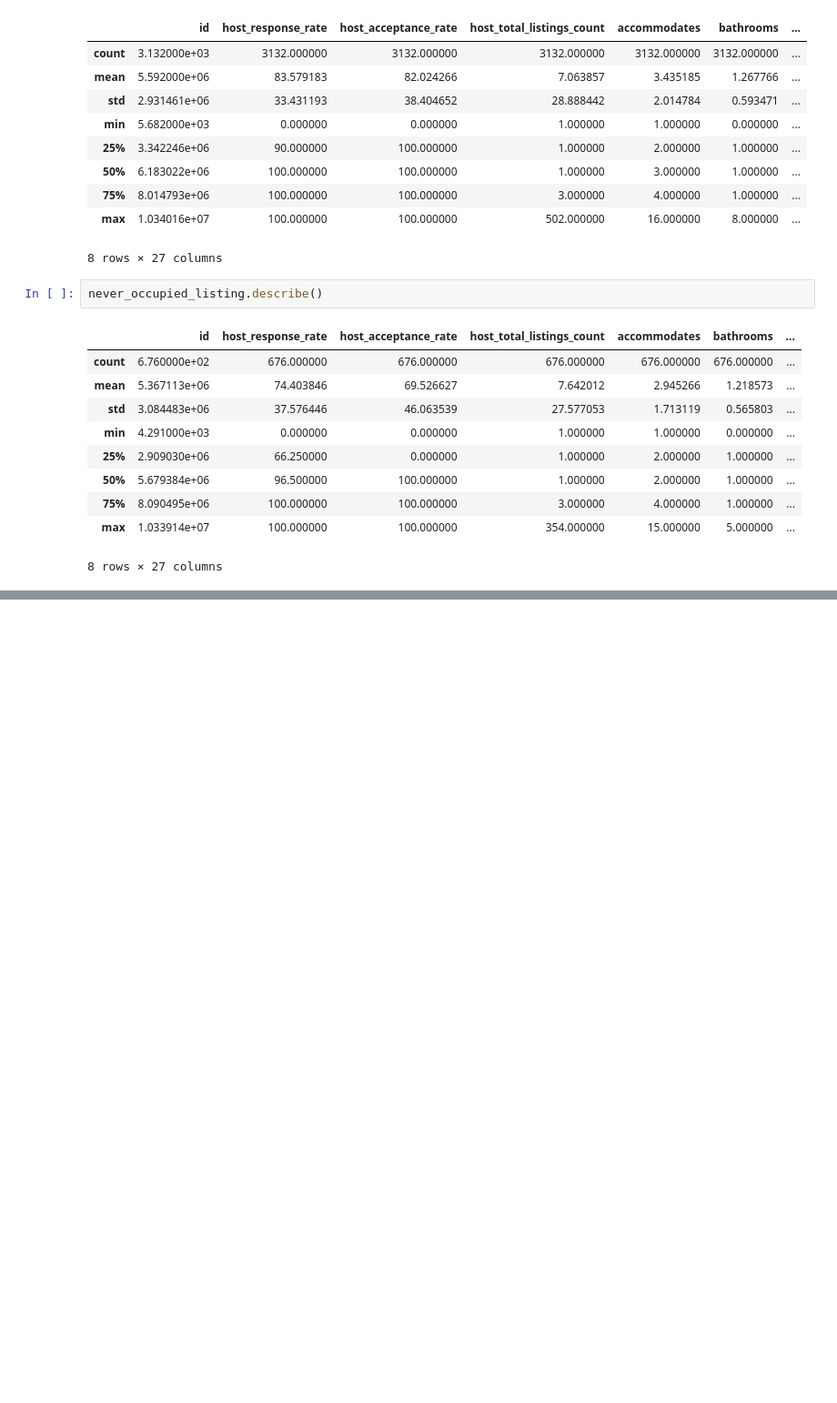
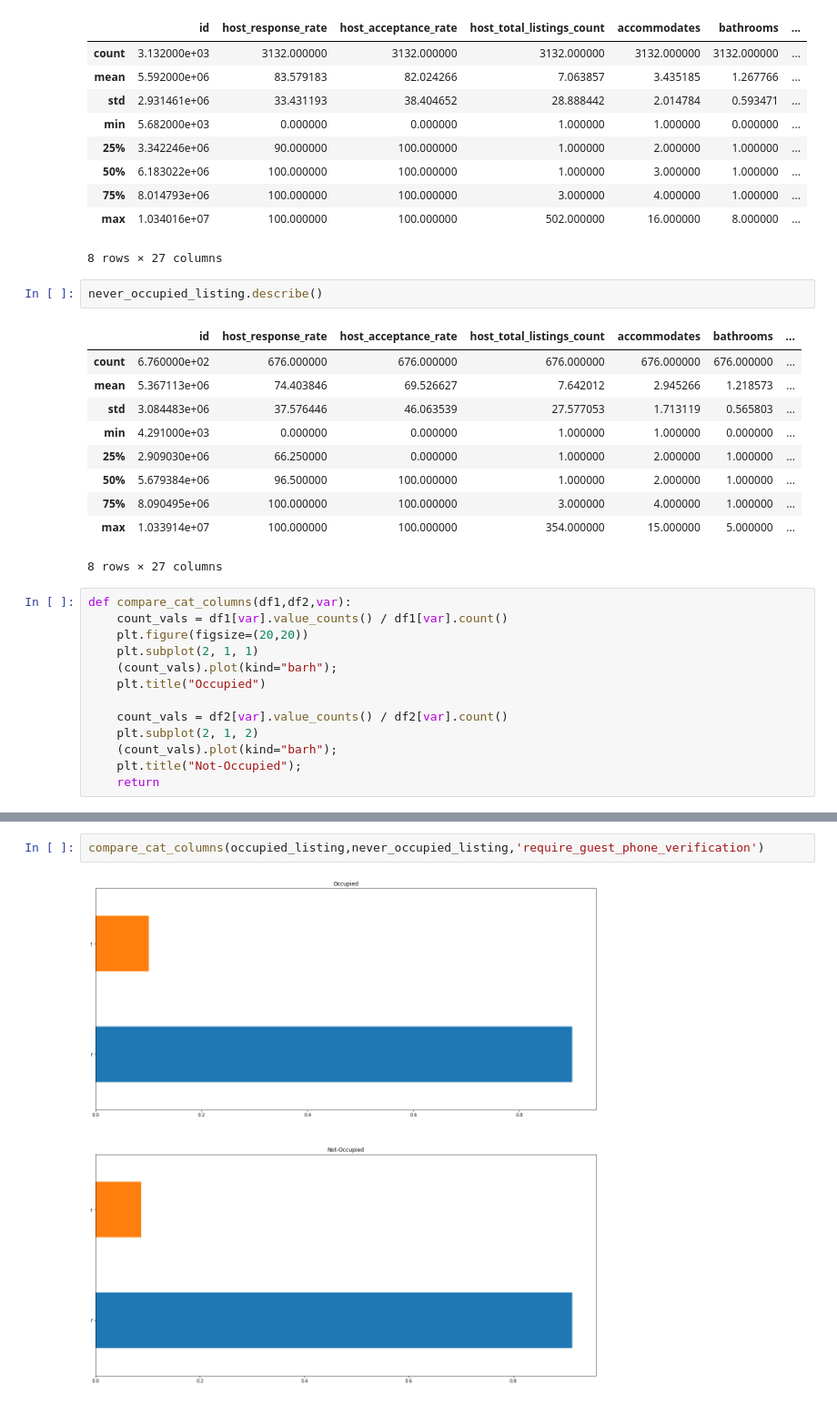
Before and after one commit to shreyasmatade/airbnb-seattle, a Jupyter notebook: dev/Calender.ipynb, the cells around one changed output, grey strips where cells are left out. Shown at 91% size. Drawn from its saved outputs; the diff is of its cells as text; blank space fills up the shorter version.

```diff
--- a/dev/Calender.ipynb
+++ b/dev/Calender.ipynb
@@ -333,3 +333,16 @@ never_occupied_listing.describe()
 | 75% | 8.090495e+06 | 100.000000 | 100.000000 | 3.000000 | 4.000000 | 1.000000 | ... |
 | max | 1.033914e+07 | 100.000000 | 100.000000 | 354.000000 | 15.000000 | 5.000000 | ... |
 8 rows × 27 columns
+# %%
+def compare_cat_columns(df1,df2,var):
+    count_vals = df1[var].value_counts() / df1[var].count()
+    plt.figure(figsize=(20,20))
+    plt.subplot(2, 1, 1)
+    (count_vals).plot(kind="barh");
+    plt.title("Occupied")
+
+    count_vals = df2[var].value_counts() / df2[var].count()
+    plt.subplot(2, 1, 2)
+    (count_vals).plot(kind="barh");
+    plt.title("Not-Occupied");
+    return
@@ -335,0 +371,4 @@ never_occupied_listing.describe()
+# %%
+compare_cat_columns(occupied_listing,never_occupied_listing,'require_guest_phone_verification')
+# %% [output]
+[figure, added]
```
Also changed, not shown: parts of 2 cells of this notebook.
